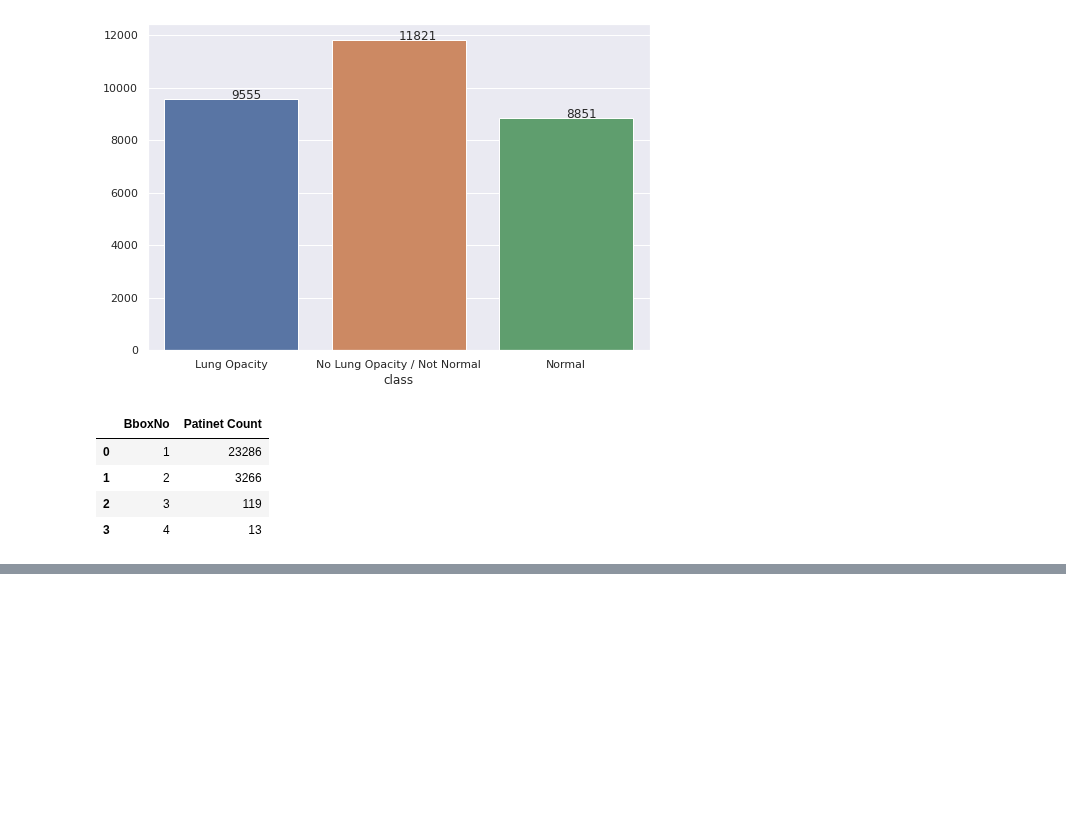
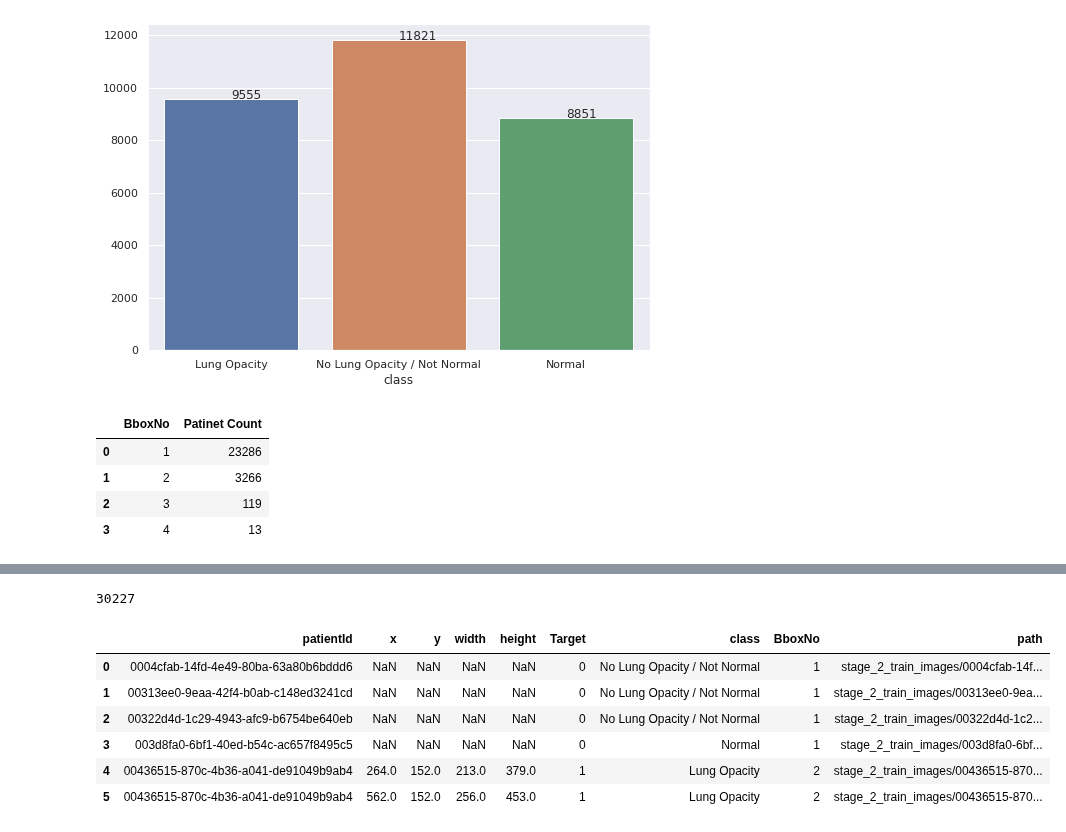
Before and after one commit to pswaruppk/GL_CAPSTONE, a Jupyter notebook: pneumonia_detection.ipynb, the cells around one changed output, grey strips where cells are left out. Saved outputs shown, nothing was run; the diff lists cells and outputs as text; code cells hidden in the pictures; blank space fills up the shorter version.

```diff
--- a/pneumonia_detection.ipynb
+++ b/pneumonia_detection.ipynb
@@ -229,0 +227,4 @@ Successfully installed pydicom-2.0.0
+# %%
+import glob
+train_dcms = glob.glob('stage_2_train_images/*.dcm')
+test_dcms = glob.glob('stage_2_test_images/*.dcm')
@@ -230 +302,17 @@ Successfully installed pydicom-2.0.0
+# %%
+#Merge merge bounding box dataset with image dataset
+# first merge pd_pnm with bbox dataset
+pd_bbox_pnm = pd.merge(pd_pnm,bbox,on='patientId')
+df_final = pd.merge(pd_bbox_pnm,df_image,on='patientId',how='left')
+print(df_final.shape[0])
+df_final.head(6)
+# %% [output]
+30227
+|  | patientId | x | y | width | height | Target | class | BboxNo | path |
+| 0 | 0004cfab-14fd-4e49-80ba-63a80b6bddd6 | NaN | NaN | NaN | NaN | 0 | No Lung Opacity / Not Normal | 1 | stage_2_train_images/0004cfab-14f... |
+| 1 | 00313ee0-9eaa-42f4-b0ab-c148ed3241cd | NaN | NaN | NaN | NaN | 0 | No Lung Opacity / Not Normal | 1 | stage_2_train_images/00313ee0-9ea... |
+| 2 | 00322d4d-1c29-4943-afc9-b6754be640eb | NaN | NaN | NaN | NaN | 0 | No Lung Opacity / Not Normal | 1 | stage_2_train_images/00322d4d-1c2... |
+| 3 | 003d8fa0-6bf1-40ed-b54c-ac657f8495c5 | NaN | NaN | NaN | NaN | 0 | Normal | 1 | stage_2_train_images/003d8fa0-6bf... |
+| 4 | 00436515-870c-4b36-a041-de91049b9ab4 | 264.0 | 152.0 | 213.0 | 379.0 | 1 | Lung Opacity | 2 | stage_2_train_images/00436515-870... |
+| 5 | 00436515-870c-4b36-a041-de91049b9ab4 | 562.0 | 152.0 | 256.0 | 453.0 | 1 | Lung Opacity | 2 | stage_2_train_images/00436515-870... |
 # %%
```
Also changed, not shown: parts of 20 cells of this notebook.
